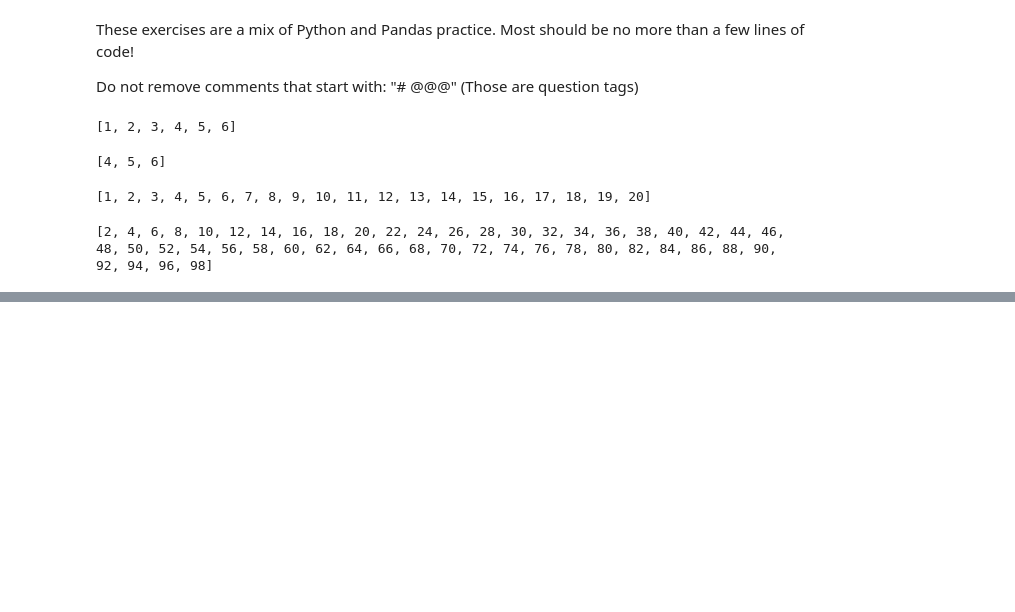
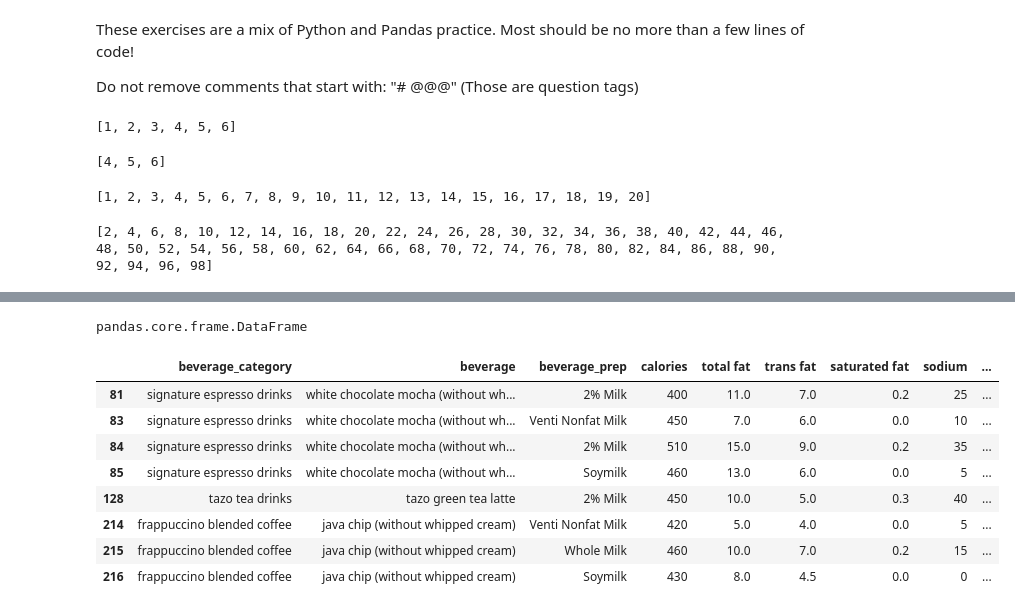
Before and after one commit to Ruohan0413/MDST-Tutorial, a Jupyter notebook: tutorial0/checkpoint0.ipynb, the cells around one changed output, grey strips where cells are left out. Saved outputs shown, nothing was run; the diff lists cells and outputs as text; code cells hidden in the pictures; blank space fills up the shorter version.

```diff
--- a/tutorial0/checkpoint0.ipynb
+++ b/tutorial0/checkpoint0.ipynb
@@ -50,7 +82,23 @@ print(b)
 # %%
 # @@@ Question 8: load in the "starbucks.csv" dataset
 # refer to how we read the cereal.csv dataset in the tutorial
+import pandas as pd
+df = pd.read_csv("../data/starbucks.csv")
+type(df)
+# %% [output]
+pandas.core.frame.DataFrame
 # %%
 # @@@ Question 9: select all rows with more than and including 400 calories
+df[df["calories"] >=400]
+# %% [output]
+|  | beverage_category | beverage | beverage_prep | calories | total fat | trans fat | saturated fat | sodium | ... |
+| 81 | signature espresso drinks | white chocolate mocha (without wh... | 2% Milk | 400 | 11.0 | 7.0 | 0.2 | 25 | ... |
+| 83 | signature espresso drinks | white chocolate mocha (without wh... | Venti Nonfat Milk | 450 | 7.0 | 6.0 | 0.0 | 10 | ... |
+| 84 | signature espresso drinks | white chocolate mocha (without wh... | 2% Milk | 510 | 15.0 | 9.0 | 0.2 | 35 | ... |
+| 85 | signature espresso drinks | white chocolate mocha (without wh... | Soymilk | 460 | 13.0 | 6.0 | 0.0 | 5 | ... |
+| 128 | tazo tea drinks | tazo green tea latte | 2% Milk | 450 | 10.0 | 5.0 | 0.3 | 40 | ... |
+| 214 | frappuccino blended coffee | java chip (without whipped cream) | Venti Nonfat Milk | 420 | 5.0 | 4.0 | 0.0 | 5 | ... |
+| 215 | frappuccino blended coffee | java chip (without whipped cream) | Whole Milk | 460 | 10.0 | 7.0 | 0.2 | 15 | ... |
+| 216 | frappuccino blended coffee | java chip (without whipped cream) | Soymilk | 430 | 8.0 | 4.5 | 0.0 | 0 | ... |
 # %%
 # @@@ Question 10: select all rows whose vitamin c content is higher than the iron content
```
Also changed, not shown: parts of 8 cells of this notebook, 1 other file.
